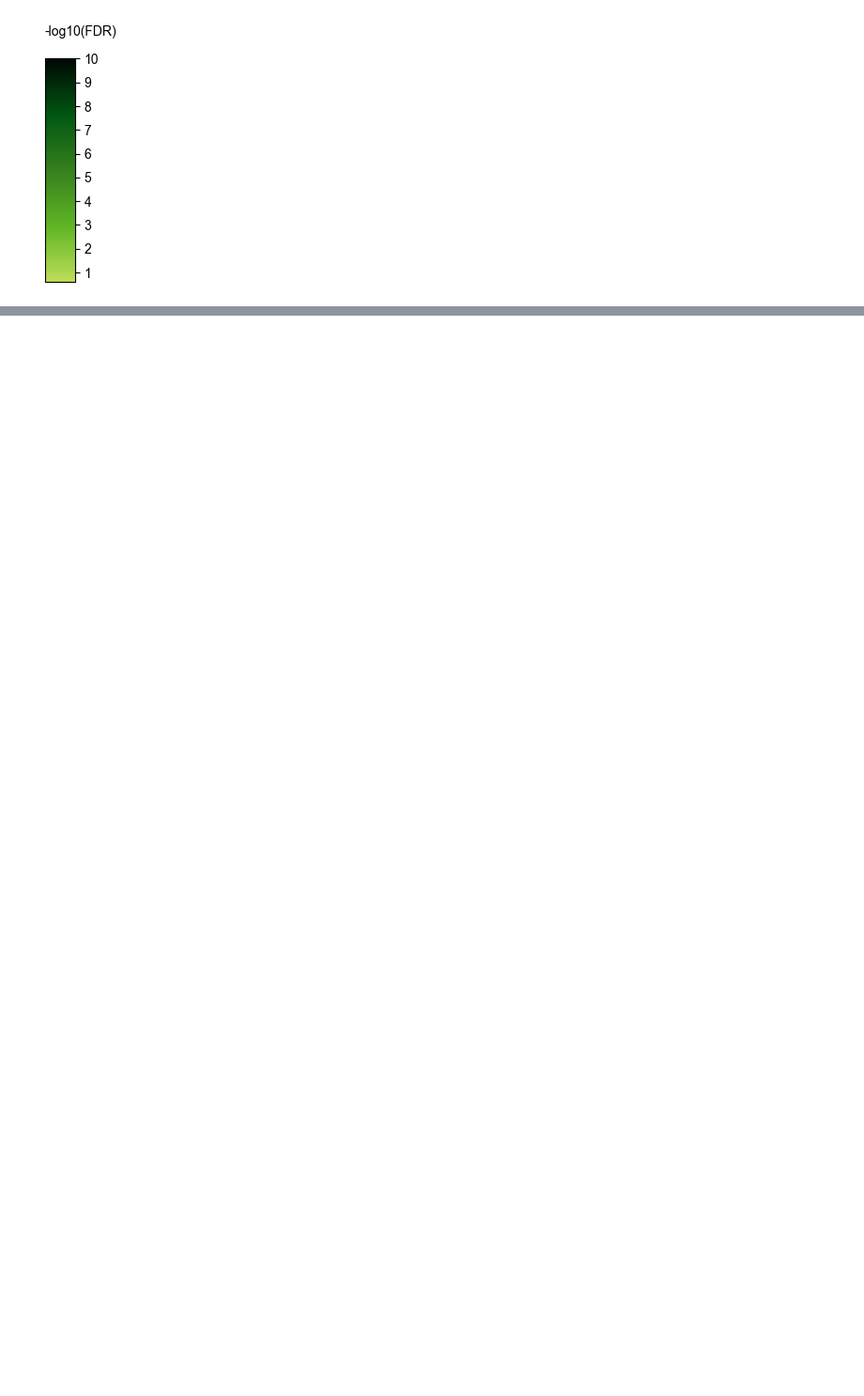
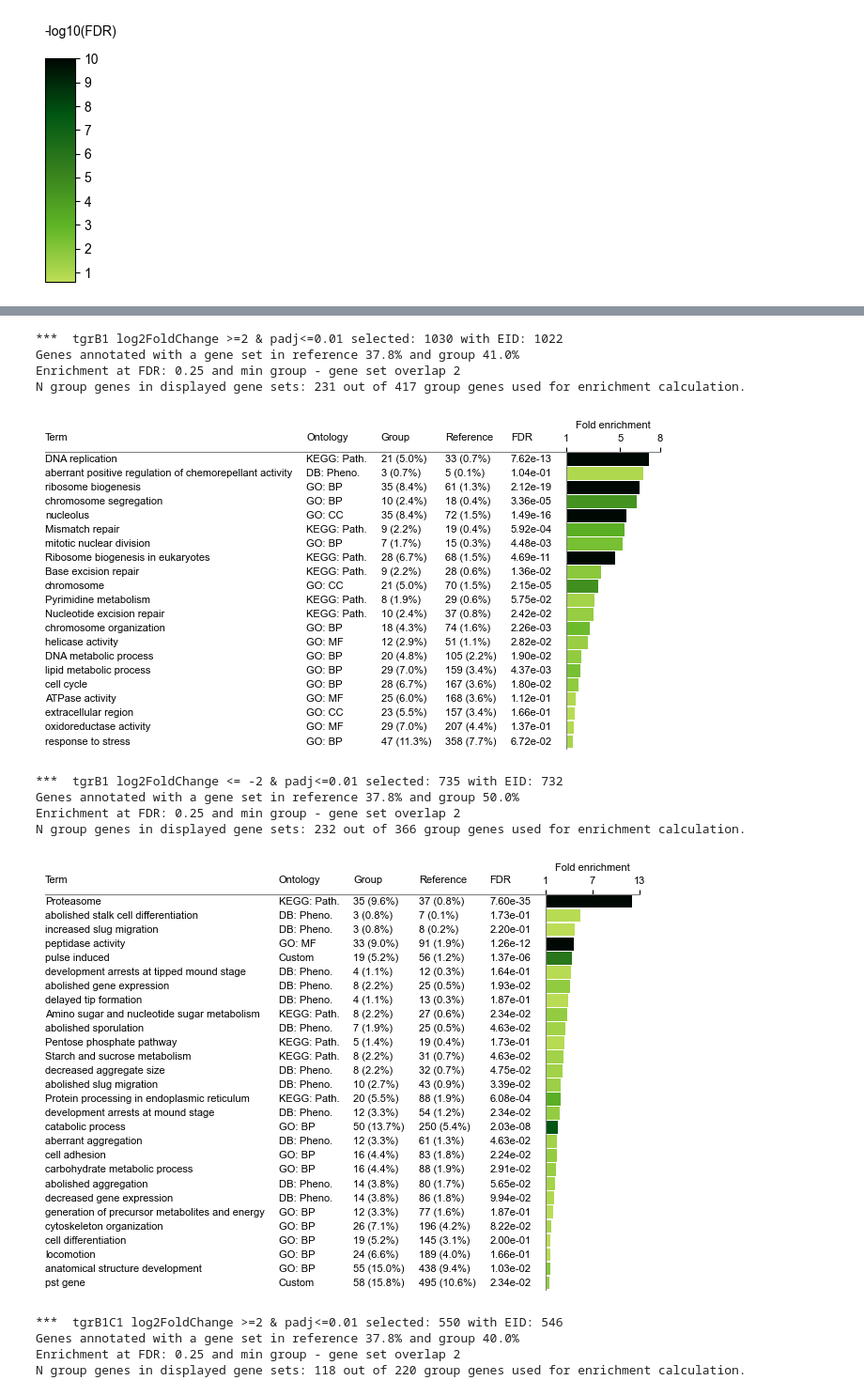
Before and after one commit to biolab/baylor-dicty, a Jupyter notebook: stages_DE/disagg_enrichment.ipynb, the cells around one changed output, grey strips where cells are left out. Shown at 94% size. Cells and saved outputs as stored; diff of their text form; code cells hidden in the pictures; blank space fills up the shorter version.

```diff
--- a/stages_DE/disagg_enrichment.ipynb
+++ b/stages_DE/disagg_enrichment.ipynb
@@ -124,0 +130,35 @@ N group genes in displayed gene sets: 2 out of 31 group genes used for enrichmen
+# %%
+%matplotlib agg
+figs=[]
+for strain in ['tgrB1','tgrB1C1']:
+    for de_filter in ['log2FoldChange >=2 & padj<=0.01','log2FoldChange <= -2 & padj<=0.01']:
+        query_data=pd.read_table(pathDisagPCADE+'PCA'+strain+'_DE_dis_ref_agg_padj_lFC.tsv',index_col=0)
+        query_names=query_data.query(de_filter).index
+        enriched=enr.group_diff_enrichment(query_names=query_names,
+                                           group=strain+' '+de_filter,
+                                           name_eid=NAME_EID,all_gene_names_eid=ALL_GENE_NAMES_EID,
+                                           gene_sets_ontology=GENE_SETS_ONTOLOGY,
+                                           use_annotated_genes=True,
+                                           min_overlap=MIN_OVERLAP,padj=PADJ,
+                                           make_enrichment_bar=True,
+                                           max_FE_bar=None, min_FDR_bar=MIN_FDR_BAR,cmap_FDR_bar=CMAP_FDR_BAR,
+                                           lFDR_base_bar=LFDR_BASE_BAR
+                                          )
+        figs.append(enriched[1])
+        display(enriched[1][0])
+plt.close('all')
+# %% [output]
+***  tgrB1 log2FoldChange >=2 & padj<=0.01 selected: 1030 with EID: 1022
+Genes annotated with a gene set in reference 37.8% and group 41.0%
+Enrichment at FDR: 0.25 and min group - gene set overlap 2
+N group genes in displayed gene sets: 231 out of 417 group genes used for enrichment calculation.
+[figure, added]
+***  tgrB1 log2FoldChange <= -2 & padj<=0.01 selected: 735 with EID: 732
+Genes annotated with a gene set in reference 37.8% and group 50.0%
+Enrichment at FDR: 0.25 and min group - gene set overlap 2
+N group genes in displayed gene sets: 232 out of 366 group genes used for enrichment calculation.
+[figure, added]
+***  tgrB1C1 log2FoldChange >=2 & padj<=0.01 selected: 550 with EID: 546
+Genes annotated with a gene set in reference 37.8% and group 40.0%
+Enrichment at FDR: 0.25 and min group - gene set overlap 2
+N group genes in displayed gene sets: 118 out of 220 group genes used for enrichment calculation.
```
Also changed, not shown: parts of 8 cells of this notebook, 1 other file.
